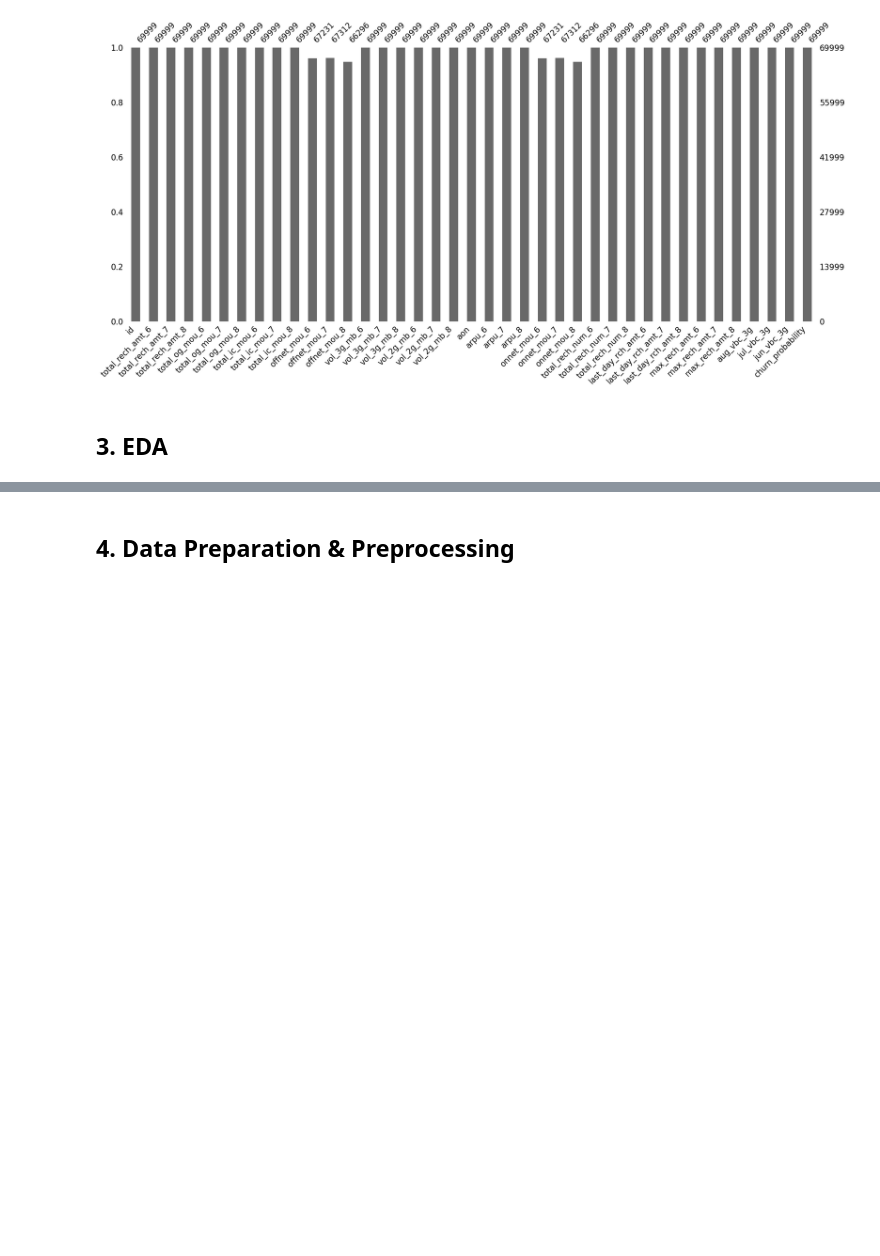
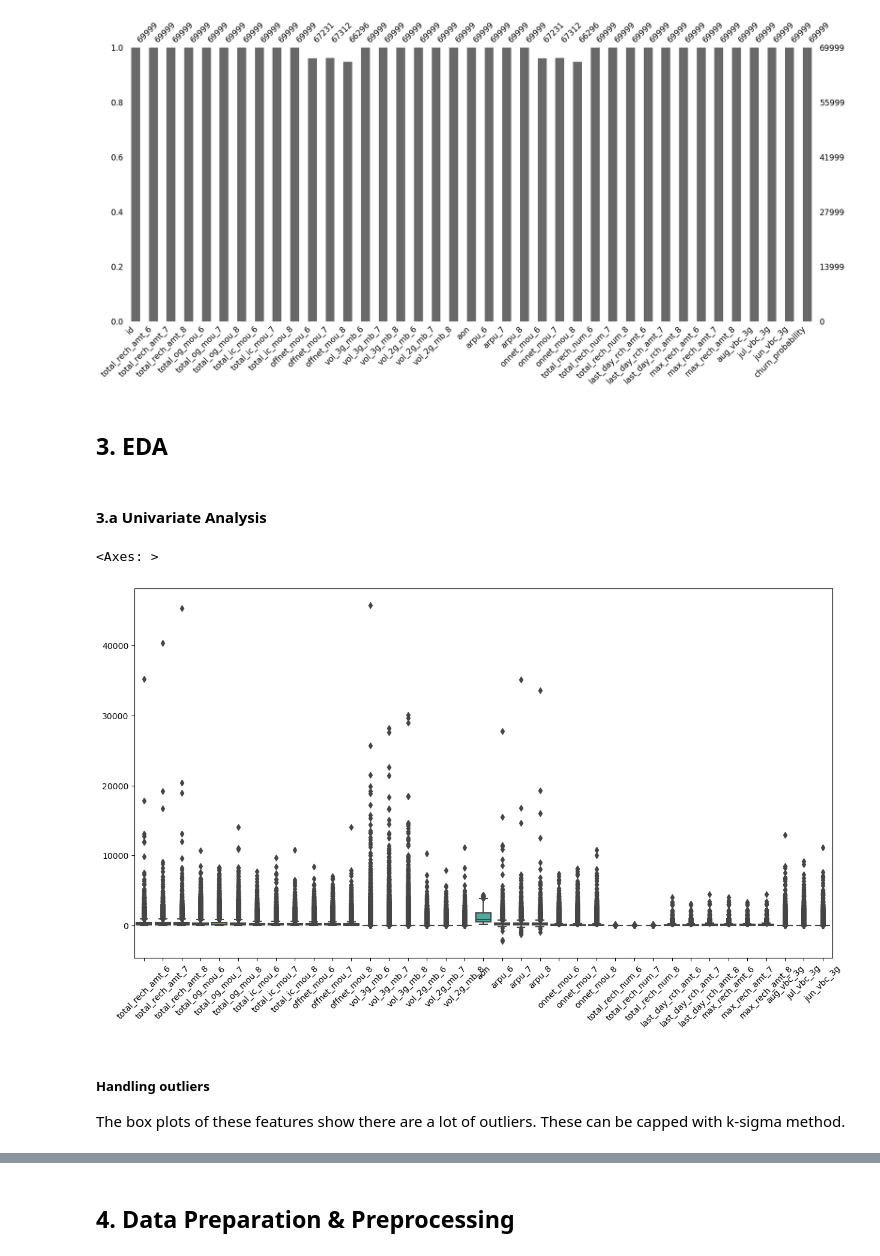
Before and after one commit to asthaa29/telecomchurncasestudy, a Jupyter notebook: telecomchurnprediction.ipynb, the cells around one changed output, grey strips where cells are left out. Cells and saved outputs as stored; diff of their text form; code cells hidden in the pictures; blank space fills up the shorter version.

```diff
--- a/telecomchurnprediction.ipynb
+++ b/telecomchurnprediction.ipynb
@@ -322,5 +322,27 @@ msno.bar(data_telecom)
 # %% [output]
 <Axes: >
 [figure]
-# %% [markdown]
-## 3. EDA
+# %%
+data_telecom.set_index("id", inplace=True)
+variables=data_telecom.columns.to_list()
+variables.remove(target_variable)
+# %%
+#Creating X and y variables
+X = data_telecom[variables]
+y = data_telecom[target_variable]
+# %% [markdown]
+## 3. EDA
+# %% [markdown]
+#### 3.a Univariate Analysis
+# %%
+# Distribution of all variables
+plt.figure(figsize=(15,8))
+plt.xticks(rotation=45)
+sns.boxplot(data = X)
+# %% [output]
+<Axes: >
+[figure, added]
+# %% [markdown]
+##### Handling outliers
+
+The box plots of these features show there are a lot of outliers. These can be capped with k-sigma method.
```
Also changed, not shown: parts of 3 cells of this notebook.
